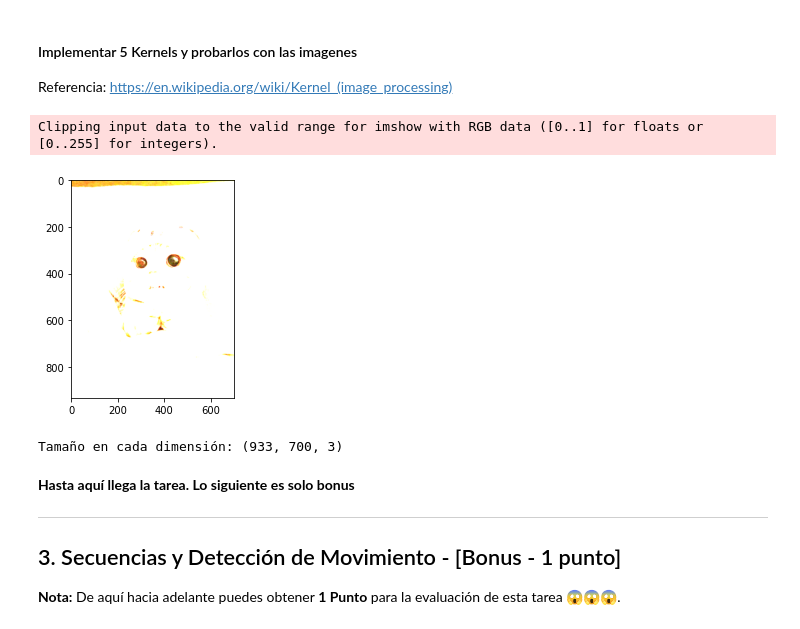
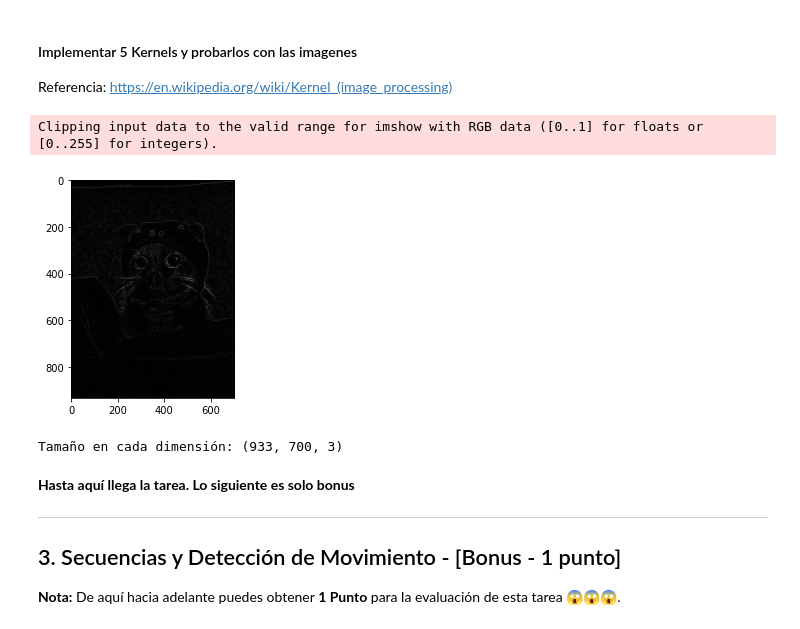
Before and after one commit to jignaciocastro8/lab-ciencia-datos, a Jupyter notebook: lab2/Laboratorio2_enunciado.ipynb, the cells around one changed output. Drawn from its saved outputs; the diff is of its cells as text; code cells hidden in the pictures.

```diff
--- a/lab2/Laboratorio2_enunciado.ipynb
+++ b/lab2/Laboratorio2_enunciado.ipynb
@@ -746,21 +751,19 @@ class ProcImage(builtins.object)
 
 Referencia:
 https://en.wikipedia.org/wiki/Kernel_(image_processing)
-# %%
-# Convolución
-kernel_1 = np.array([[0, 0],[0, 0]])
-kernel_2 = np.array([[1, 0],[0, 1]])
-kernel_3 = np.array([[ -3-3j, 0-10j,  +3 -3j],
-                    [-10+0j, 0+ 0j, +10 +0j],
-                    [ -3+3j, 0+10j,  +3 +3j]])
-kernel_4 = np.array([[5, 1], [1, 1]])
-kernel_5 = ...
-
-ProcImage.conv_channel(gatito, kernel_4).show()
-# %% [output]
-Clipping input data to the valid range for imshow with RGB data ([0..1] for floats or [0..255] for integers).
-[figure, removed]
-Tamaño en cada dimensión: (933, 700, 3)
+# %%
+# Convolución
+kernel_1 = np.array([[1, 2, 1], [2, 4, 2], [1, 2, 1]]) * 1 / 16 # Gaussian blur 3x3
+kernel_2 = np.array([[1, 1, 1], [1, 1, 1], [1, 1, 1]]) * 1 / 9 # Box blur.
+kernel_3 = np.array([[0, 0, 0], [0, 1, 0], [0, 0, 0]]) # 3x3 idenity
+kernel_4 = np.array([[-1, -1, -1], [-1, 8, -1], [-1, -1, -1]]) # Edge detection
+kernel_5 = np.array([[0, -1, 0], [-1, 5, -1], [0, -1, 0]]) # Sharpen
+
+ProcImage.conv_channel(gatito, kernel_4).show()
+# %% [output]
+Clipping input data to the valid range for imshow with RGB data ([0..1] for floats or [0..255] for integers).
+[figure, added]
+Tamaño en cada dimensión: (933, 700, 3)
 # %% [markdown]
 **Hasta aquí llega la tarea. Lo siguiente es solo bonus**
 
```
Also changed, not shown: parts of 9 cells of this notebook, 1 other file.
